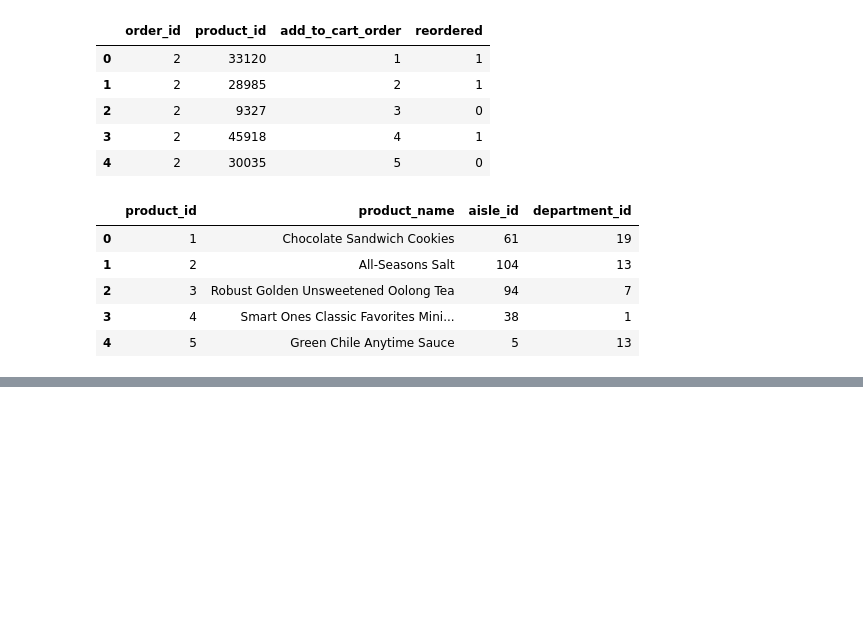
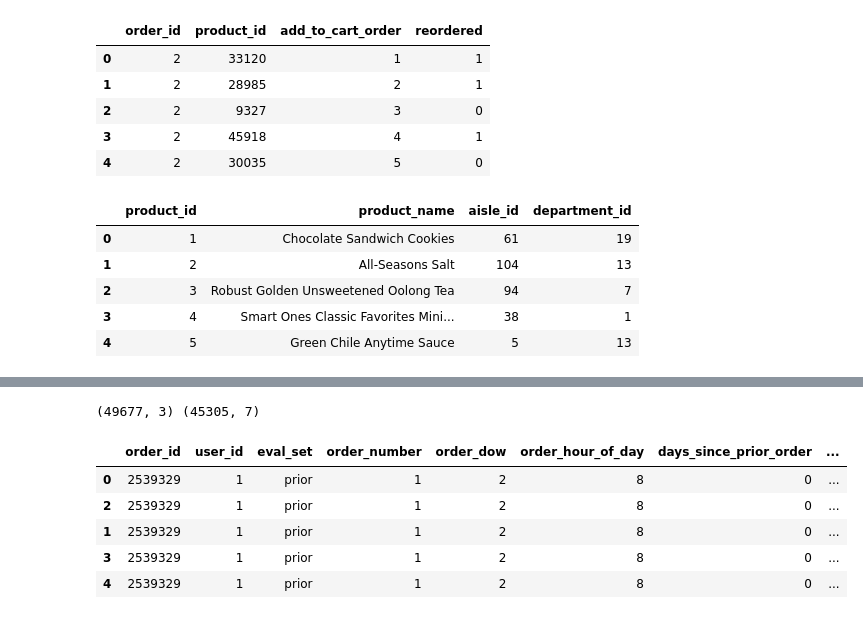
Before and after one commit to MelanVijayaratnam/Kaggle-nb, a Jupyter notebook: Instacart/Instacart.ipynb, the cells around one changed output, grey strips where cells are left out. Drawn from its saved outputs; the diff is of its cells as text; code cells hidden in the pictures; blank space fills up the shorter version.

```diff
--- a/Instacart/Instacart.ipynb
+++ b/Instacart/Instacart.ipynb
@@ -593,0 +525,32 @@ sns.countplot(x='order_dow',\
+# %%
+products_df = orders_prior_merged.sort_values(['user_id', 'order_number', 'product_id'], ascending=True)
+# get the reorder frequency ('reordered' is just binary value)
+products_df['reorder_frequency'] = products_df.groupby(['user_id', 'product_id']).cumcount()+1
+
+# Extract items bought first and second for calculating probability for later
+sub1 = products_df[products_df['reorder_frequency'] == 1].groupby('product_id').size().to_frame('bought_first')
+sub2 = products_df[products_df['reorder_frequency'] == 2].groupby('product_id').size().to_frame('bought_second')
+
+sub1['count_orders'] = products_df.groupby('product_id').size()
+sub1['count_reorders'] = products_df.groupby('product_id')['reordered'].sum()
+
+sub2 = sub2.reset_index().merge(sub1.reset_index())
+
+# Calculate probability of being bought a second time
+sub2['reorder_probability'] = sub2['bought_second'] / sub2['bought_first']
+
+# Calculate ratio of reorder product
+sub2['ratio_reorder'] = sub2['count_reorders'] / sub2['count_orders']
+# %%
+print(sub1.shape, sub2.shape,)
+# %% [output]
+(49677, 3) (45305, 7)
+# %%
+products_df.head()
+# %% [output]
+|  | order_id | user_id | eval_set | order_number | order_dow | order_hour_of_day | days_since_prior_order | ... |
+| 0 | 2539329 | 1 | prior | 1 | 2 | 8 | 0 | ... |
+| 2 | 2539329 | 1 | prior | 1 | 2 | 8 | 0 | ... |
+| 1 | 2539329 | 1 | prior | 1 | 2 | 8 | 0 | ... |
+| 3 | 2539329 | 1 | prior | 1 | 2 | 8 | 0 | ... |
+| 4 | 2539329 | 1 | prior | 1 | 2 | 8 | 0 | ... |
```
Also changed, not shown: parts of 92 cells of this notebook.
